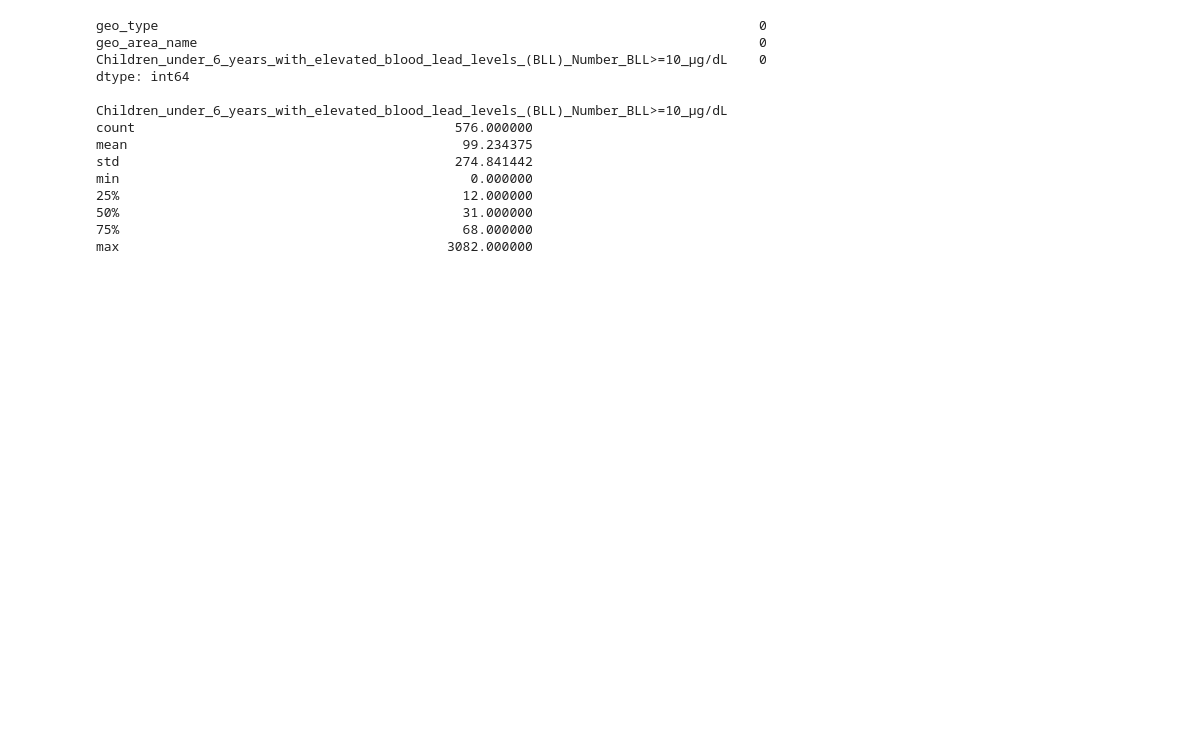
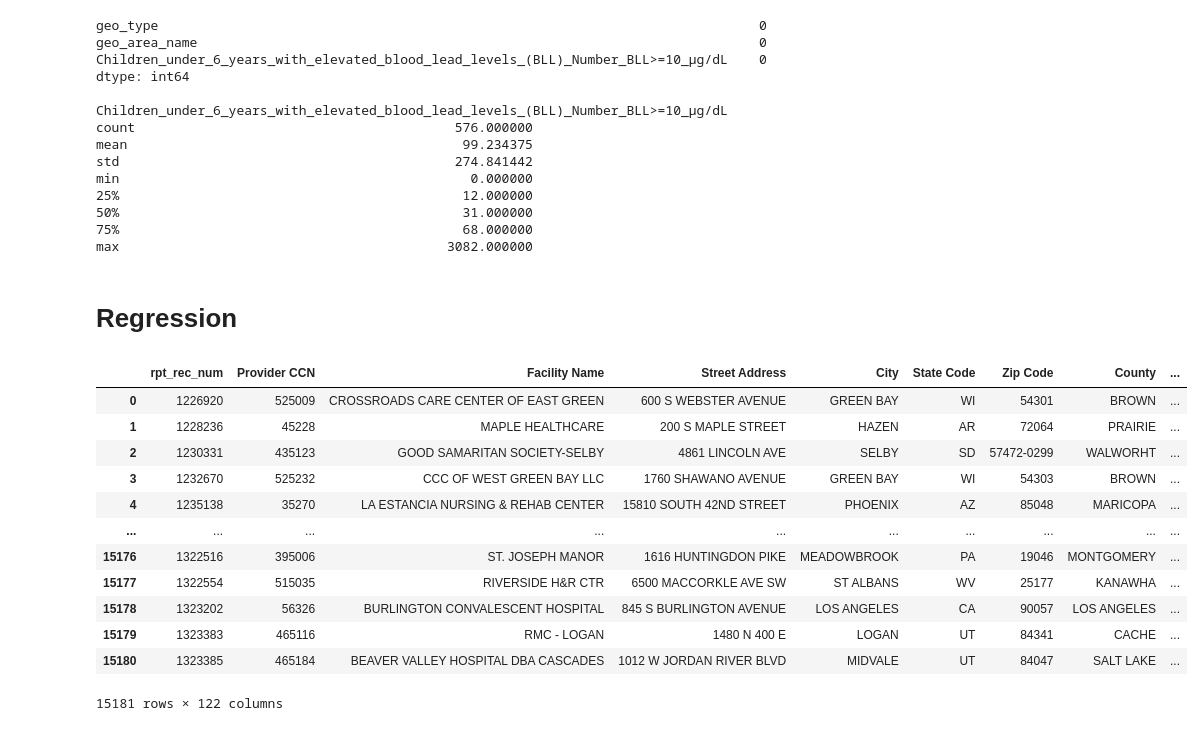
Before and after one commit to alexandra-hidalgo/datasci_5_statistics-, a Jupyter notebook: datasci_5_statistics_python.ipynb, the cells around one changed output. Saved outputs shown, nothing was run; the diff lists cells and outputs as text; code cells hidden in the pictures; blank space fills up the shorter version.

```diff
--- a/datasci_5_statistics_python.ipynb
+++ b/datasci_5_statistics_python.ipynb
@@ -262,3 +263,22 @@ min                                             0.000000
 50%                                            31.000000
 75%                                            68.000000
 max                                          3082.000000
+# %% [markdown]
+# Regression
+# %%
+SNF = pd.read_csv('SNF_Cost_Report_2019.csv')
+SNF
+# %% [output]
+|  | rpt_rec_num | Provider CCN | Facility Name | Street Address | City | State Code | Zip Code | County | ... |
+| 0 | 1226920 | 525009 | CROSSROADS CARE CENTER OF EAST GREEN | 600 S WEBSTER AVENUE | GREEN BAY | WI | 54301 | BROWN | ... |
+| 1 | 1228236 | 45228 | MAPLE HEALTHCARE | 200 S MAPLE STREET | HAZEN | AR | 72064 | PRAIRIE | ... |
+| 2 | 1230331 | 435123 | GOOD SAMARITAN SOCIETY-SELBY | 4861 LINCOLN AVE | SELBY | SD | 57472-0299 | WALWORHT | ... |
+| 3 | 1232670 | 525232 | CCC OF WEST GREEN BAY LLC | 1760 SHAWANO AVENUE | GREEN BAY | WI | 54303 | BROWN | ... |
+| 4 | 1235138 | 35270 | LA ESTANCIA NURSING & REHAB CENTER | 15810 SOUTH 42ND STREET | PHOENIX | AZ | 85048 | MARICOPA | ... |
+| ... | ... | ... | ... | ... | ... | ... | ... | ... | ... |
+| 15176 | 1322516 | 395006 | ST. JOSEPH MANOR | 1616 HUNTINGDON PIKE | MEADOWBROOK | PA | 19046 | MONTGOMERY | ... |
+| 15177 | 1322554 | 515035 | RIVERSIDE H&R CTR | 6500 MACCORKLE AVE SW | ST ALBANS | WV | 25177 | KANAWHA | ... |
+| 15178 | 1323202 | 56326 | BURLINGTON CONVALESCENT HOSPITAL | 845 S BURLINGTON AVENUE | LOS ANGELES | CA | 90057 | LOS ANGELES | ... |
+| 15179 | 1323383 | 465116 | RMC - LOGAN | 1480 N 400 E | LOGAN | UT | 84341 | CACHE | ... |
+| 15180 | 1323385 | 465184 | BEAVER VALLEY HOSPITAL DBA CASCADES | 1012 W JORDAN RIVER BLVD | MIDVALE | UT | 84047 | SALT LAKE | ... |
+15181 rows × 122 columns
```
Also changed, not shown: parts of 12 cells of this notebook.
